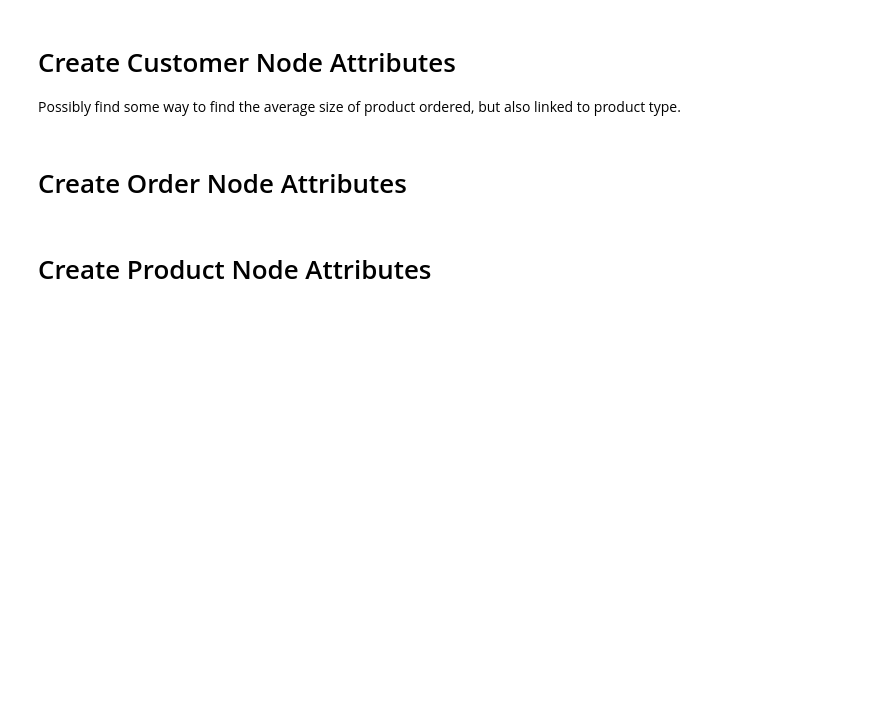
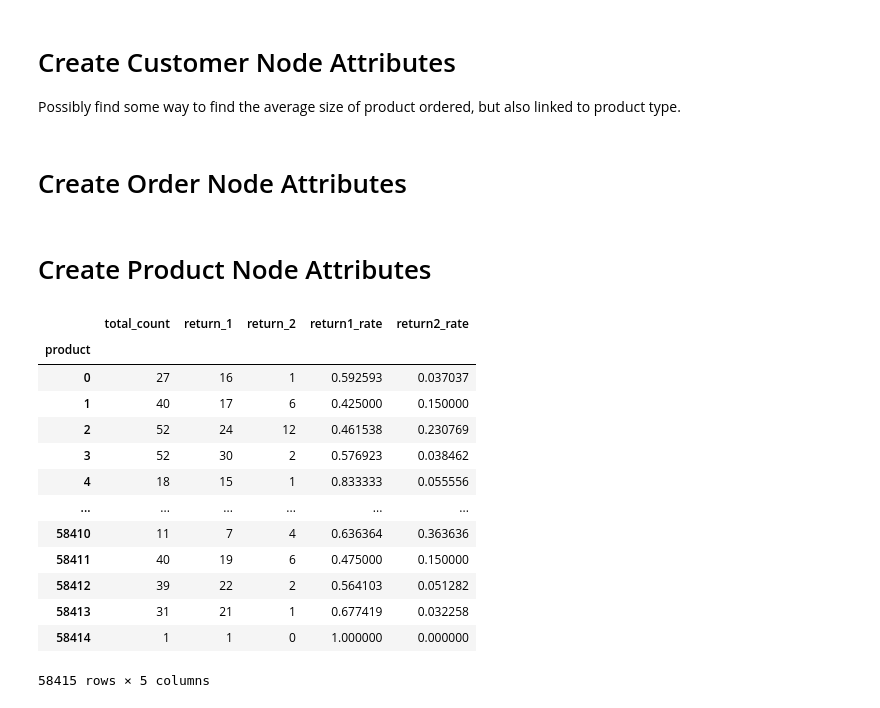
Before and after one commit to drigba/Data_mining_recommendation_system, a Jupyter notebook: graph_creation.ipynb, the cells around one changed output. Saved outputs shown, nothing was run; the diff lists cells and outputs as text; code cells hidden in the pictures; blank space fills up the shorter version.

```diff
--- a/graph_creation.ipynb
+++ b/graph_creation.ipynb
@@ -292,6 +313,23 @@ def save_product_node_attributes(df: pd.DataFrame, filename: str) -> pd.DataFram
     """
     output = get_product_node_attributes(df)
     output.to_csv(filename, index=True)
+# %%
+get_product_node_attributes(df)
+# %% [output]
+|  | total_count | return_1 | return_2 | return1_rate | return2_rate |
+| product |  |  |  |  |  |
+| 0 | 27 | 16 | 1 | 0.592593 | 0.037037 |
+| 1 | 40 | 17 | 6 | 0.425000 | 0.150000 |
+| 2 | 52 | 24 | 12 | 0.461538 | 0.230769 |
+| 3 | 52 | 30 | 2 | 0.576923 | 0.038462 |
+| 4 | 18 | 15 | 1 | 0.833333 | 0.055556 |
+| ... | ... | ... | ... | ... | ... |
+| 58410 | 11 | 7 | 4 | 0.636364 | 0.363636 |
+| 58411 | 40 | 19 | 6 | 0.475000 | 0.150000 |
+| 58412 | 39 | 22 | 2 | 0.564103 | 0.051282 |
+| 58413 | 31 | 21 | 1 | 0.677419 | 0.032258 |
+| 58414 | 1 | 1 | 0 | 1.000000 | 0.000000 |
+58415 rows × 5 columns
 # %%
 # Returns calculated only on training data
 save_product_node_attributes(train_df, SAVE_PATH+"product_node_attributes.csv")
```
Also changed, not shown: parts of 12 cells of this notebook, 1 other file.
